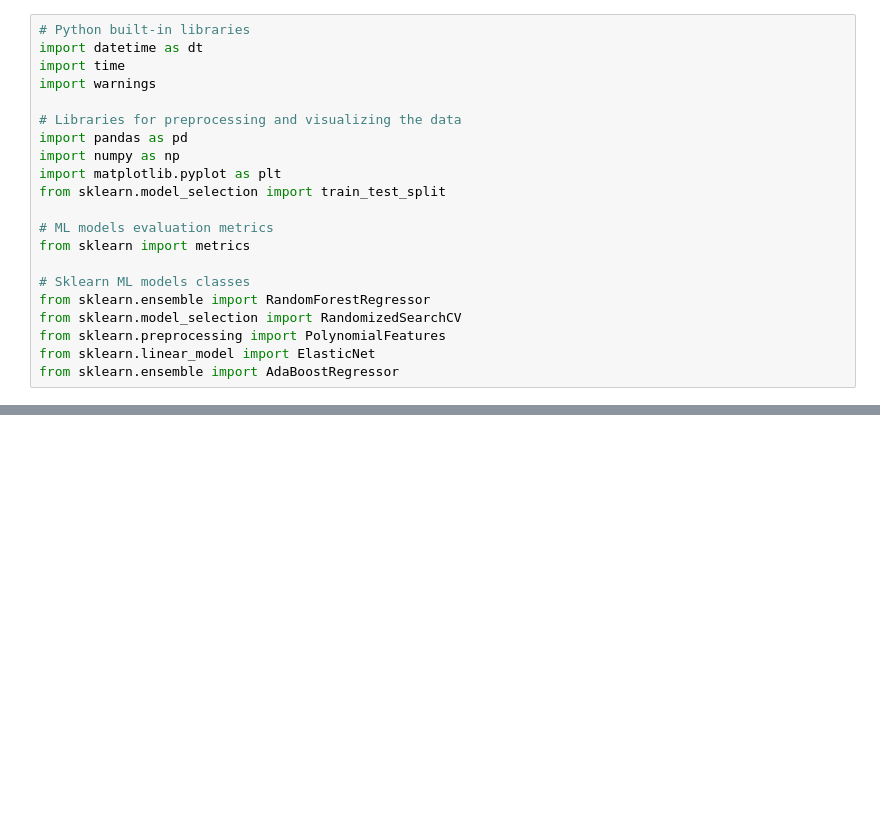
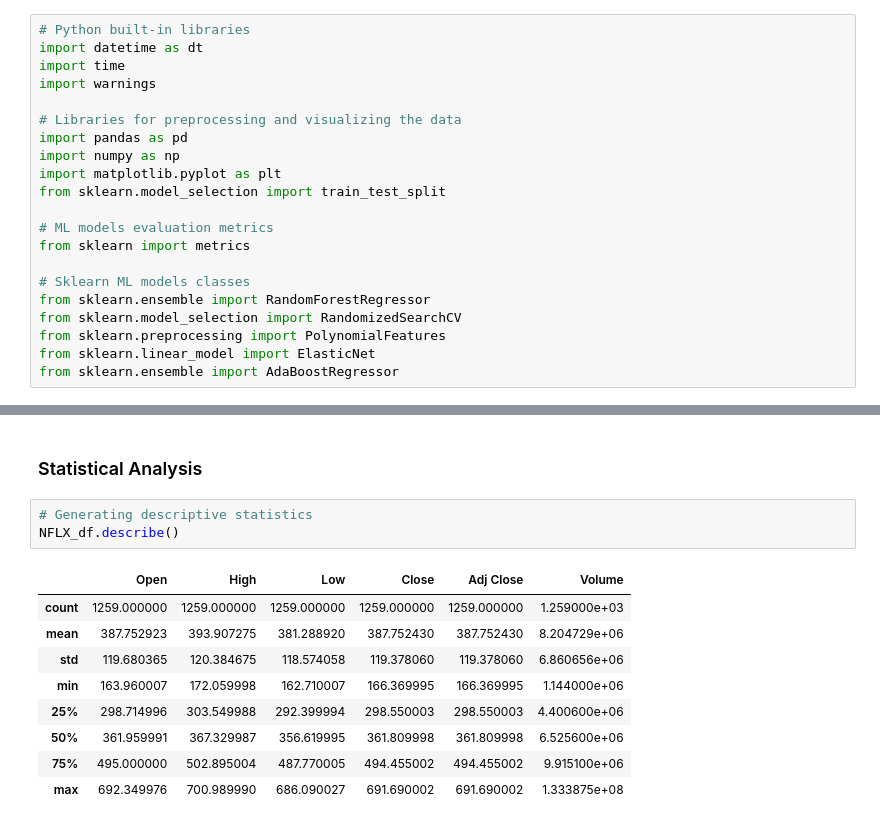
Before and after one commit to Momad-Y/NFLX-Stock-Price-Prediction, a Jupyter notebook: Netflix Stock Price Prediction.ipynb, the cells around one changed output, grey strips where cells are left out. Saved outputs shown, nothing was run; the diff lists cells and outputs as text; blank space fills up the shorter version.

```diff
--- a/Netflix Stock Price Prediction.ipynb
+++ b/Netflix Stock Price Prediction.ipynb
@@ -43,0 +72,15 @@ from sklearn.ensemble import AdaBoostRegressor
+# %% [markdown]
+### Statistical Analysis
+# %%
+# Generating descriptive statistics
+NFLX_df.describe()
+# %% [output]
+|  | Open | High | Low | Close | Adj Close | Volume |
+| count | 1259.000000 | 1259.000000 | 1259.000000 | 1259.000000 | 1259.000000 | 1.259000e+03 |
+| mean | 387.752923 | 393.907275 | 381.288920 | 387.752430 | 387.752430 | 8.204729e+06 |
+| std | 119.680365 | 120.384675 | 118.574058 | 119.378060 | 119.378060 | 6.860656e+06 |
+| min | 163.960007 | 172.059998 | 162.710007 | 166.369995 | 166.369995 | 1.144000e+06 |
+| 25% | 298.714996 | 303.549988 | 292.399994 | 298.550003 | 298.550003 | 4.400600e+06 |
+| 50% | 361.959991 | 367.329987 | 356.619995 | 361.809998 | 361.809998 | 6.525600e+06 |
+| 75% | 495.000000 | 502.895004 | 487.770005 | 494.455002 | 494.455002 | 9.915100e+06 |
+| max | 692.349976 | 700.989990 | 686.090027 | 691.690002 | 691.690002 | 1.333875e+08 |
```
Also changed, not shown: parts of 20 cells of this notebook.
